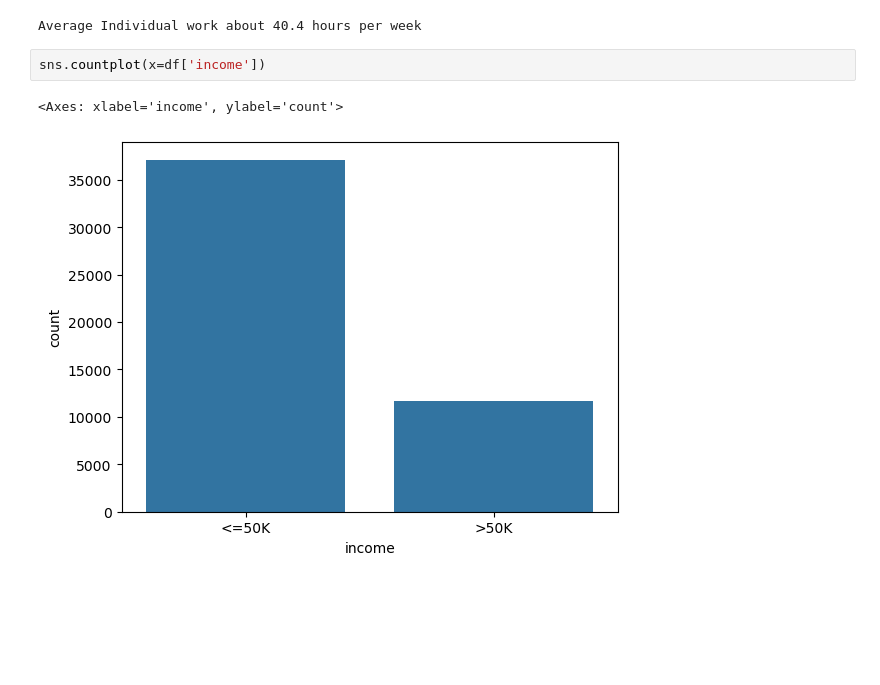
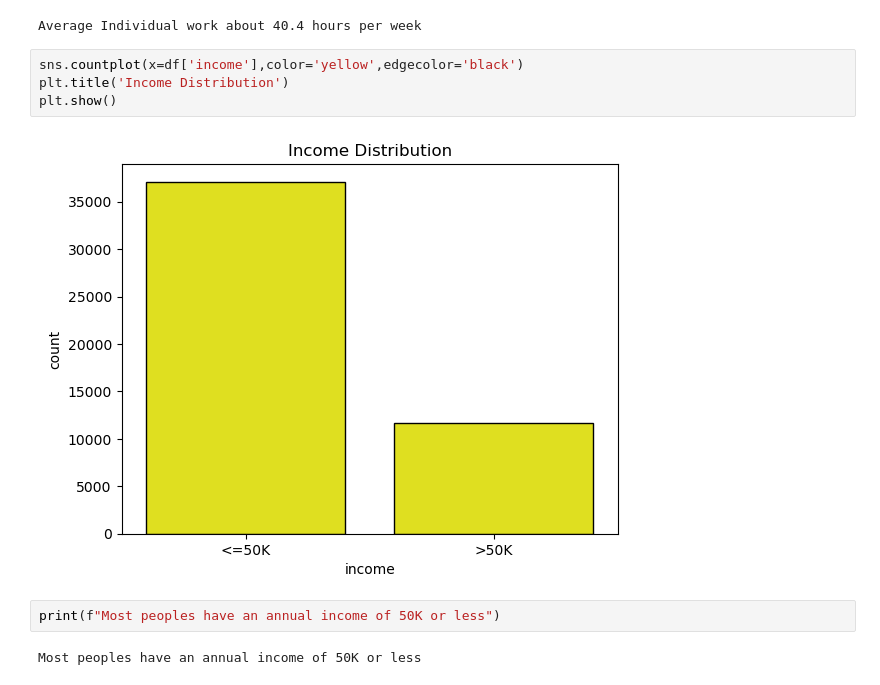
Before and after one commit to himashooo/Adult-Income, a Jupyter notebook: Adult Income.ipynb, the cells around one changed output. Drawn from its saved outputs; the diff is of its cells as text; blank space fills up the shorter version.

```diff
--- a/Adult Income.ipynb
+++ b/Adult Income.ipynb
@@ -321,7 +321,12 @@ print(f"Average Individual work about {df['hours_per_week'].mean():.1f} hours pe
 # %% [output]
 Average Individual work about 40.4 hours per week
 # %%
-sns.countplot(x=df['income'])
+sns.countplot(x=df['income'],color='yellow',edgecolor='black')
+plt.title('Income Distribution')
+plt.show()
 # %% [output]
-<Axes: xlabel='income', ylabel='count'>
-[figure, old version]
+[figure, new version]
+# %%
+print(f"Most peoples have an annual income of 50K or less")
+# %% [output]
+Most peoples have an annual income of 50K or less
```
Also changed, not shown: parts of 11 cells of this notebook.
